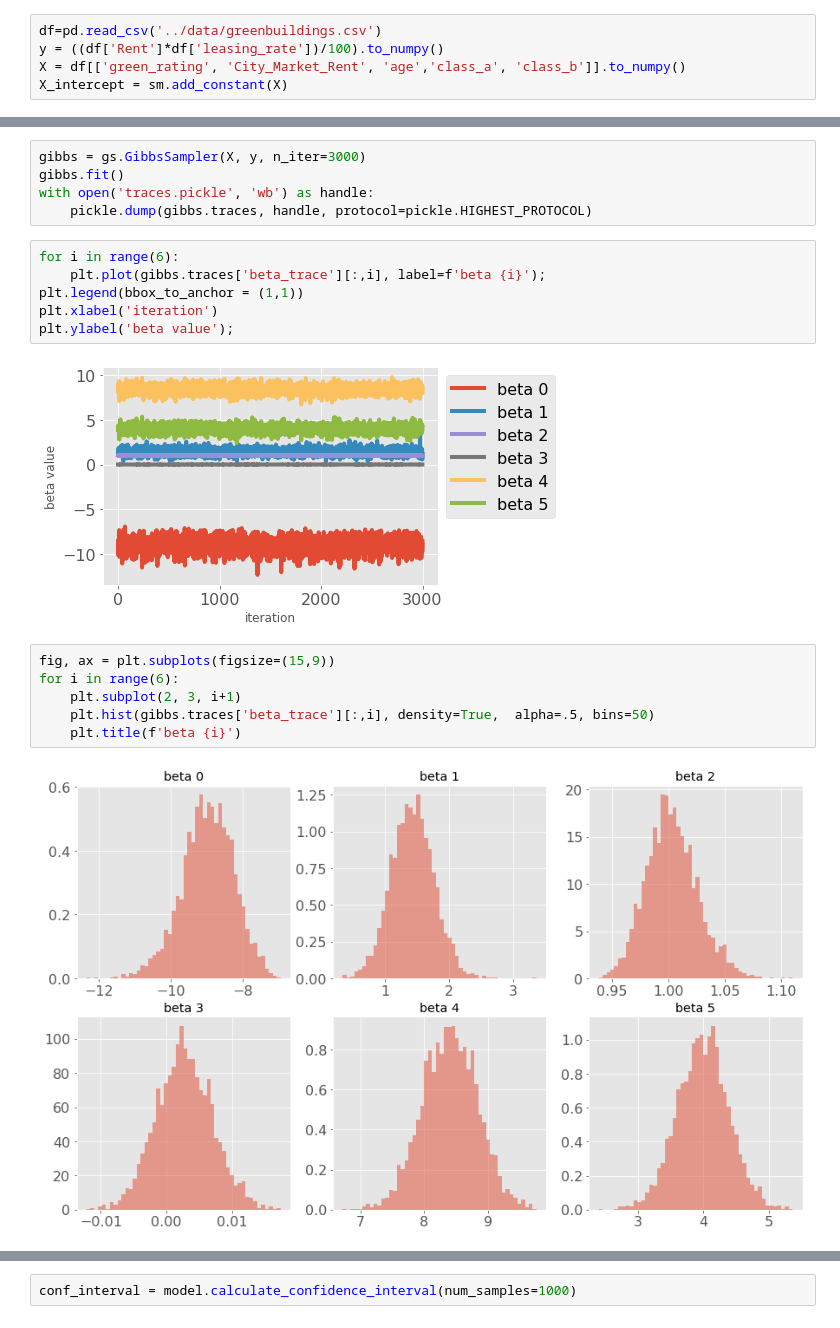
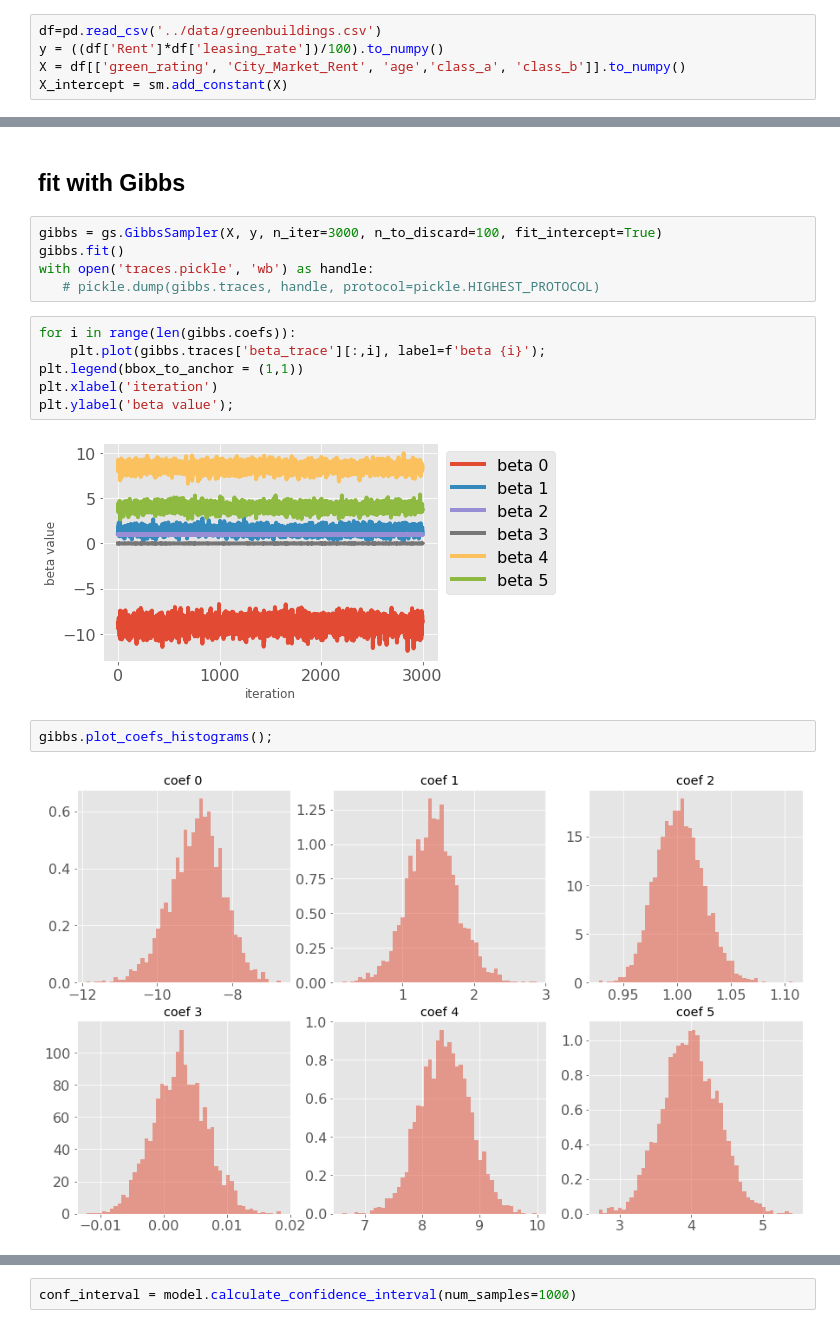
Before and after one commit to JulietteFranque/SDS383D_JF, a Jupyter notebook: exercises-03/notebooks/green_buildings.ipynb, the cells around one changed output, grey strips where cells are left out. Drawn from its saved outputs; the diff is of its cells as text.

Commit message:
gibbs sampler added

```diff
--- a/exercises-03/notebooks/green_buildings.ipynb
+++ b/exercises-03/notebooks/green_buildings.ipynb
@@ -25,21 +41,19 @@ X_intercept = sm.add_constant(X)
+# %% [markdown]
+## fit with Gibbs
 # %%
-gibbs = gs.GibbsSampler(X, y, n_iter=3000)
+gibbs = gs.GibbsSampler(X, y, n_iter=3000, n_to_discard=100, fit_intercept=True)
 gibbs.fit()
 with open('traces.pickle', 'wb') as handle:
-    pickle.dump(gibbs.traces, handle, protocol=pickle.HIGHEST_PROTOCOL)
+   # pickle.dump(gibbs.traces, handle, protocol=pickle.HIGHEST_PROTOCOL)
 # %%
-for i in range(6):
+for i in range(len(gibbs.coefs)):
     plt.plot(gibbs.traces['beta_trace'][:,i], label=f'beta {i}');
 plt.legend(bbox_to_anchor = (1,1))
 plt.xlabel('iteration')
 plt.ylabel('beta value');
 # %% [output]
-[figure, old version]
+[figure, new version]
 # %%
-fig, ax = plt.subplots(figsize=(15,9))
-for i in range(6):
-    plt.subplot(2, 3, i+1)
-    plt.hist(gibbs.traces['beta_trace'][:,i], density=True,  alpha=.5, bins=50)
-    plt.title(f'beta {i}')
+gibbs.plot_coefs_histograms();
 # %% [output]
-[figure, old version]
+[figure, new version]
```
Also changed, not shown: parts of 18 cells of this notebook, 4 other files.
